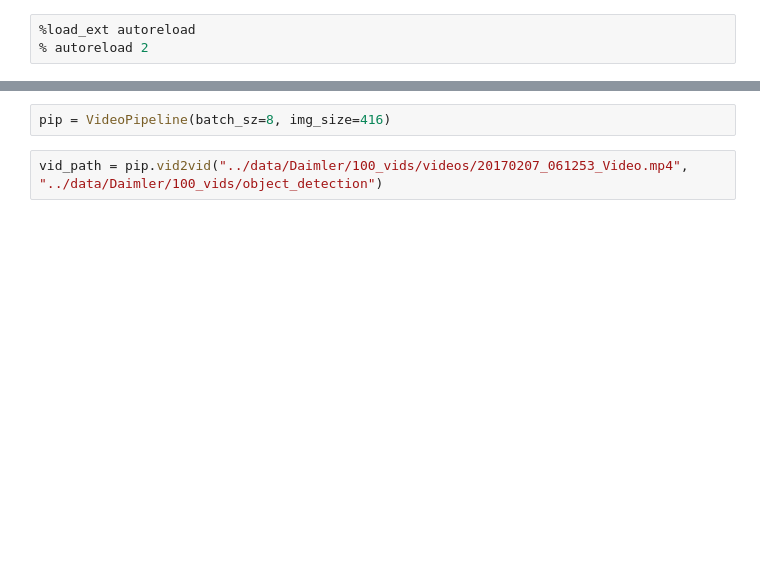
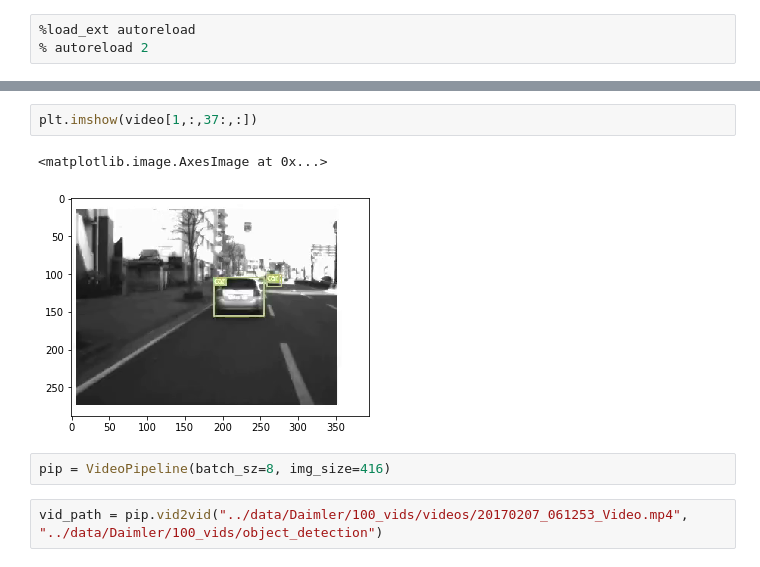
Before and after one commit to dumbPy/SceneR2, a Jupyter notebook: Notebooks/Video_Pipeline.ipynb, the cells around one changed output, grey strips where cells are left out. Saved outputs shown, nothing was run; the diff lists cells and outputs as text; blank space fills up the shorter version.

```diff
--- a/Notebooks/Video_Pipeline.ipynb
+++ b/Notebooks/Video_Pipeline.ipynb
@@ -40,3 +31,8 @@ plt.imshow(video[0])
+# %%
+plt.imshow(video[1,:,37:,:])
+# %% [output]
+<matplotlib.image.AxesImage at 0x...>
+[figure, added]
 # %%
 pip = VideoPipeline(batch_sz=8, img_size=416)
 # %%
```
Also changed, not shown: parts of 17 cells of this notebook, 7 other files.
